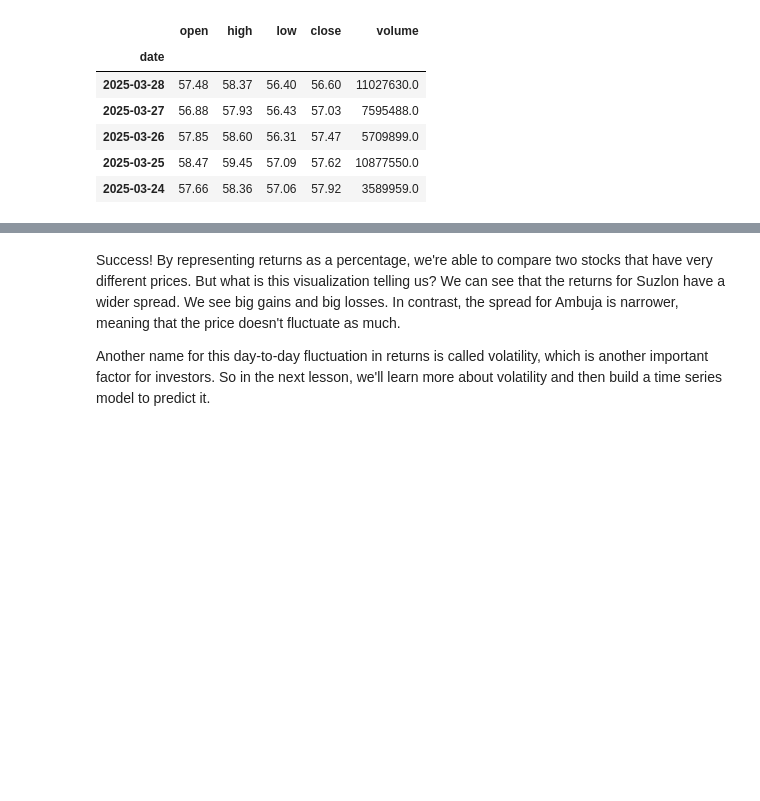
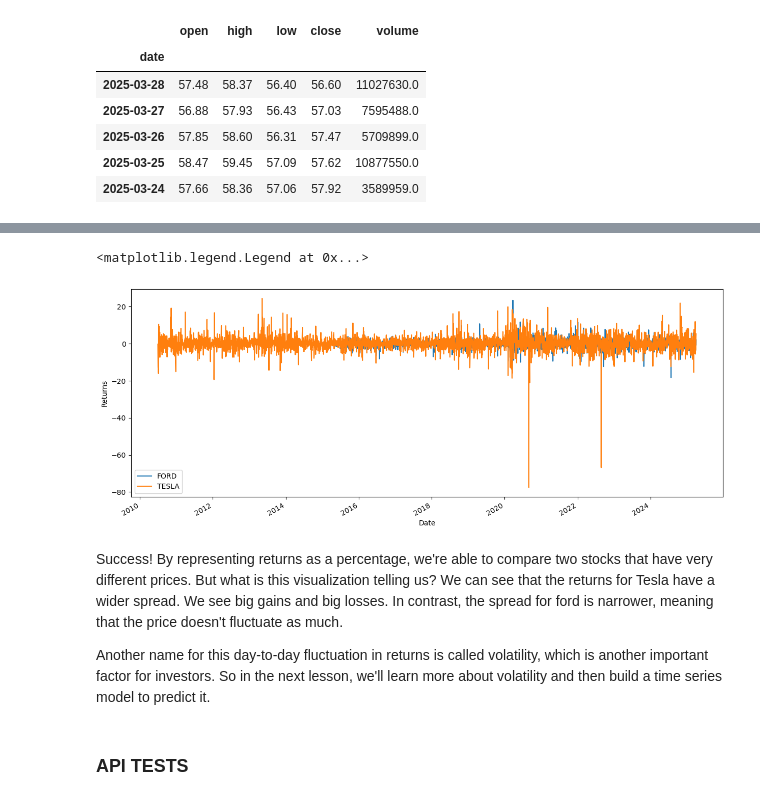
Before and after one commit to Wachacha-jay/Stock_volatility, a Jupyter notebook: test.ipynb, the cells around one changed output, grey strips where cells are left out. Saved outputs shown, nothing was run; the diff lists cells and outputs as text; code cells hidden in the pictures; blank space fills up the shorter version.

```diff
--- a/test.ipynb
+++ b/test.ipynb
@@ -234,11 +208,11 @@ Looking at this plot, we might conclude that Ambuja Cement is a "better" stock t
 One way in which investors compare stocks is by looking at their returns instead. A return is the change in value in an investment, represented as a percentage. So let's look at the daily returns for our two stocks.
 # %%
 # Sort DataFrame ascending by date
-df_ambuja.sort_index(ascending=True, inplace=True)
+df_ford.sort_index(ascending=True, inplace=True)
 
 # Create "return" column
-df_ambuja["return"] = df_ambuja["close"].pct_change() * 100
+df_ford["return"] = df_ford["close"].pct_change() * 100
 
-print("df_ambuja shape:", df_ambuja.shape)
-print(df_ambuja.info())
-df_ambuja.head()
+print("df_ford shape:", df_ford.shape)
+print(df_ford.info())
+df_ford.head()
@@ -245,9 +242,9 @@ df_ambuja.head()
 # %%
-df_suzlon.sort_index(ascending = True, inplace = True)
+df_tsla.sort_index(ascending = True, inplace = True)
 
 # Create "return" column
-df_suzlon["return"] = df_suzlon["close"].pct_change() * 100
+df_tsla["return"] = df_tsla["close"].pct_change() * 100
 
-print("df_suzlon shape:", df_suzlon.shape)
-print(df_suzlon.info())
-df_suzlon.head()
+print("df_tsla.shape:", df_tsla.shape)
+print(df_tsla.info())
+df_tsla.head()
@@ -254,16 +274,21 @@ df_suzlon.head()
 # %%
 fig, ax = plt.subplots(figsize=(15, 6))
 # Plot returns for `df_suzlon` and `df_ambuja`
-df_ambuja["return"].plot(ax=ax, label = "AMBUJACEM")
-df_suzlon["return"].plot(ax=ax, label = "SUZLON")
+df_ford["return"].plot(ax=ax, label = "FORD")
+df_tsla["return"].plot(ax=ax, label = "TESLA")
 
 # Label axes
 plt.xlabel("Date")
 plt.ylabel("Returns")
 
 # Add legend
 plt.legend()
+# %% [output]
+<matplotlib.legend.Legend at 0x...>
+[figure, added]
 # %% [markdown]
-Success! By representing returns as a percentage, we're able to compare two stocks that have very different prices. But what is this visualization telling us? We can see that the returns for Suzlon have a wider spread. We see big gains and big losses. In contrast, the spread for Ambuja is narrower, meaning that the price doesn't fluctuate as much.
+Success! By representing returns as a percentage, we're able to compare two stocks that have very different prices. But what is this visualization telling us? We can see that the returns for Tesla have a wider spread. We see big gains and big losses. In contrast, the spread for ford is narrower, meaning that the price doesn't fluctuate as much.
 
 Another name for this day-to-day fluctuation in returns is called volatility, which is another important factor for investors. So in the next lesson, we'll learn more about volatility and then build a time series model to predict it.
+# %% [markdown]
+### API TESTS
```
Also changed, not shown: parts of 22 cells of this notebook, 20 other files.
